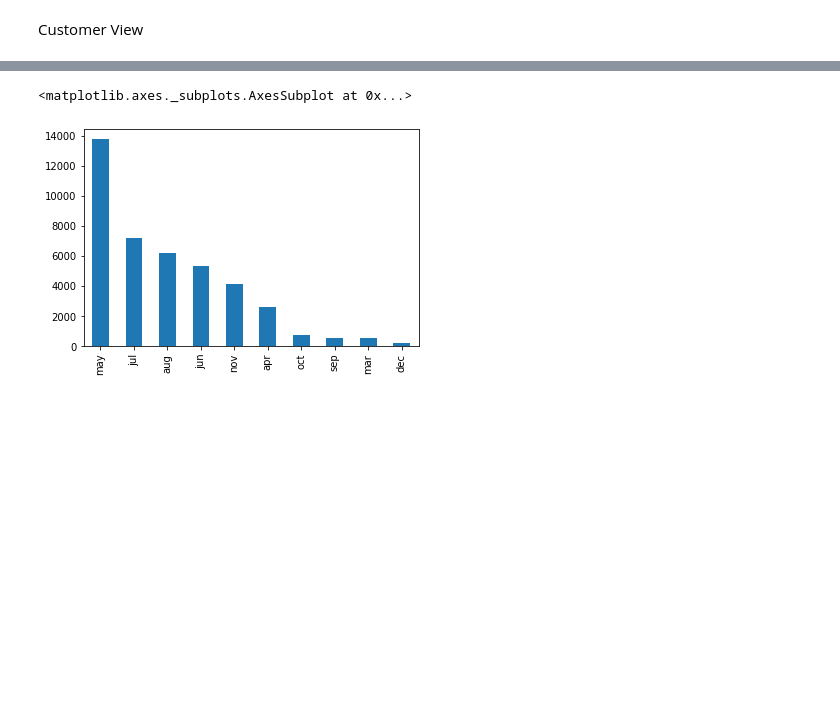
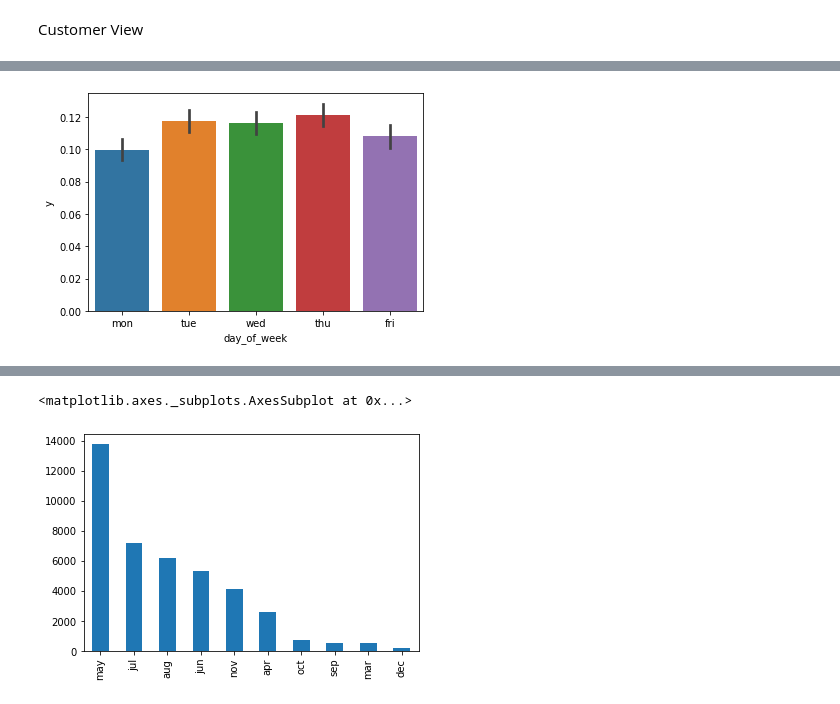
Before and after one commit to gouzmi/Bank-Telemarketing, a Jupyter notebook: Analyse.ipynb, the cells around one changed output, grey strips where cells are left out. Cells and saved outputs as stored; diff of their text form; code cells hidden in the pictures; blank space fills up the shorter version.

```diff
--- a/Analyse.ipynb
+++ b/Analyse.ipynb
@@ -180,0 +207,4 @@ Customer View
+# %%
+ax = sns.barplot(x="day_of_week", y="y", data=df_mod)
+# %% [output]
+[figure, added]
```
Also changed, not shown: parts of 10 cells of this notebook.
